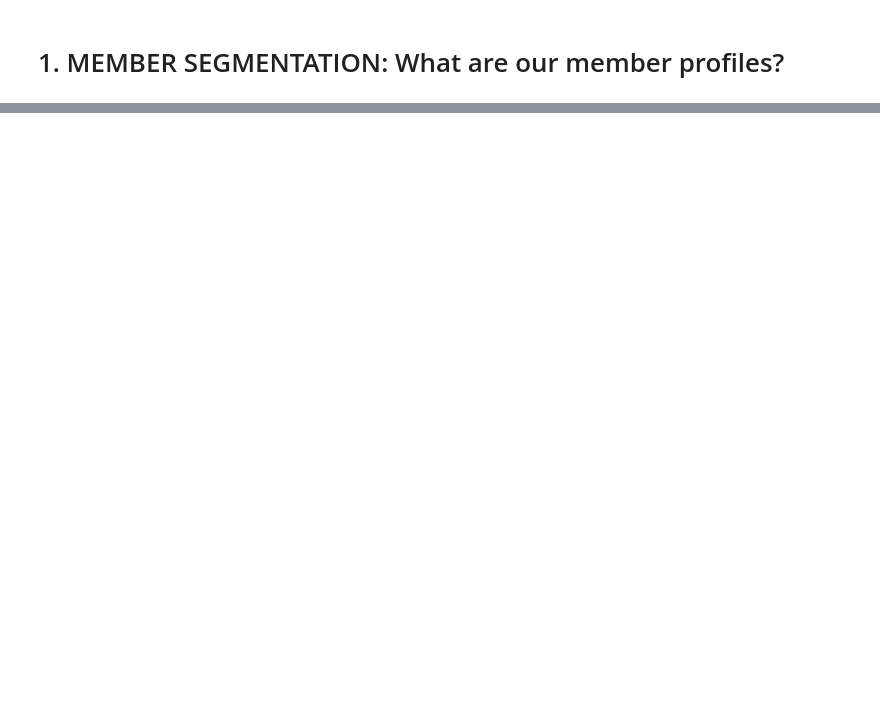
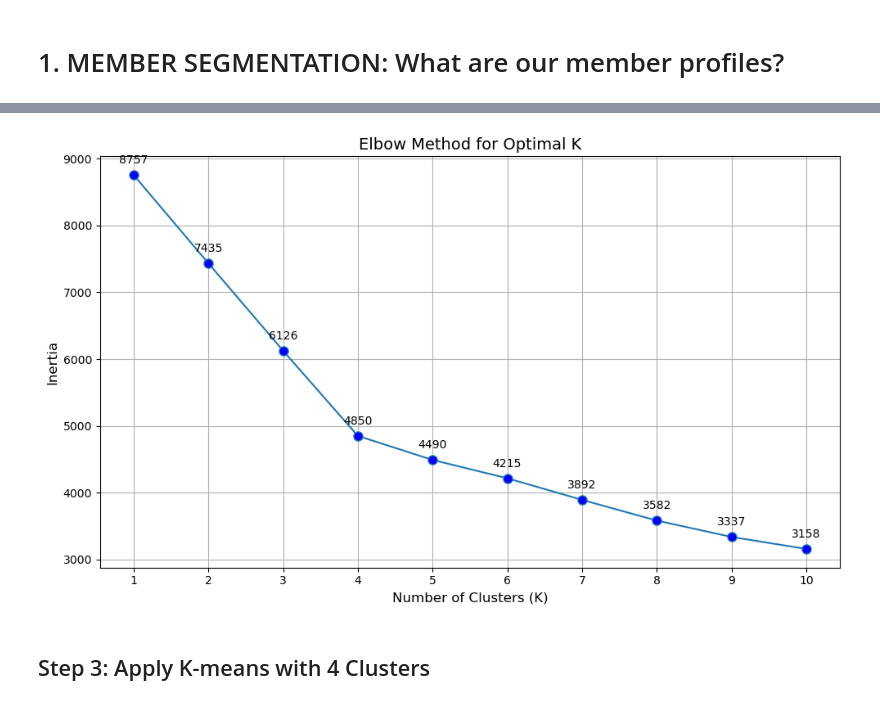
Before and after one commit to chandlershortlidge/gym-fitness-analysis-project, a Jupyter notebook: notebooks/explore.ipynb, the cells around one changed output, grey strips where cells are left out. Saved outputs shown, nothing was run; the diff lists cells and outputs as text; code cells hidden in the pictures; blank space fills up the shorter version.

Commit message:
completed gym member segments using k-means clustering

```diff
--- a/notebooks/explore.ipynb
+++ b/notebooks/explore.ipynb
@@ -66,3 +128,20 @@ df.head()
 # %%
 from sklearn.preprocessing import StandardScaler
-# features for clustering: workout_frequency, session_duration, calories_burned, age, bmi
+# features for clustering: experience_level, weight, session duration, gender, workout type, age
+
+features = ["age", "gender", "weight", "session_duration(h)", "experience_level",
+                 'workout_type_Cardio', 'workout_type_HIIT', 'workout_type_Strength', 'workout_type_Yoga']
+
+# 3. Combine all feature
+
+# 4. Create your feature matrix
+X = df[features]
+
+# 5. Scale the features (important for K-means)
+from sklearn.preprocessing import StandardScaler
+scaler = StandardScaler() # normalized using Z-score
+X_scaled = scaler.fit_transform(X)
+# Calculates the mean and standard deviation of each feature in your data
+
+
+print("Data prepared for clustering with shape:", X_scaled.shape)
@@ -68,0 +154,35 @@ from sklearn.preprocessing import StandardScaler
+# %%
+# Import necessary libraries
+from sklearn.cluster import KMeans
+import matplotlib.pyplot as plt
+import numpy as np
+
+# Calculate inertia (within-cluster sum of squares) for different K values
+inertia = []
+k_range = range(1, 11)  # Test K from 1 to 10
+
+for k in k_range:
+    kmeans = KMeans(n_clusters=k, random_state=42, n_init=10)
+    kmeans.fit(X_scaled)
+    inertia.append(kmeans.inertia_)
+
+# Plot the elbow curve
+plt.figure(figsize=(10, 6))
+plt.plot(k_range, inertia, 'o-', markersize=8, markerfacecolor='blue')
+plt.grid(True)
+plt.xlabel('Number of Clusters (K)', fontsize=12)
+plt.ylabel('Inertia', fontsize=12)
+plt.title('Elbow Method for Optimal K', fontsize=14)
+plt.xticks(k_range)
+
+# Add annotations to make the plot more informative
+for k, i in zip(k_range, inertia):
+    plt.annotate(f'{i:.0f}', (k, i), textcoords="offset points",
+                 xytext=(0, 10), ha='center')
+
+plt.tight_layout()
+plt.show()
+# %% [output]
+[figure, added]
+# %% [markdown]
+## Step 3: Apply K-means with 4 Clusters
```
Also changed, not shown: parts of 17 cells of this notebook, 1 other file.
